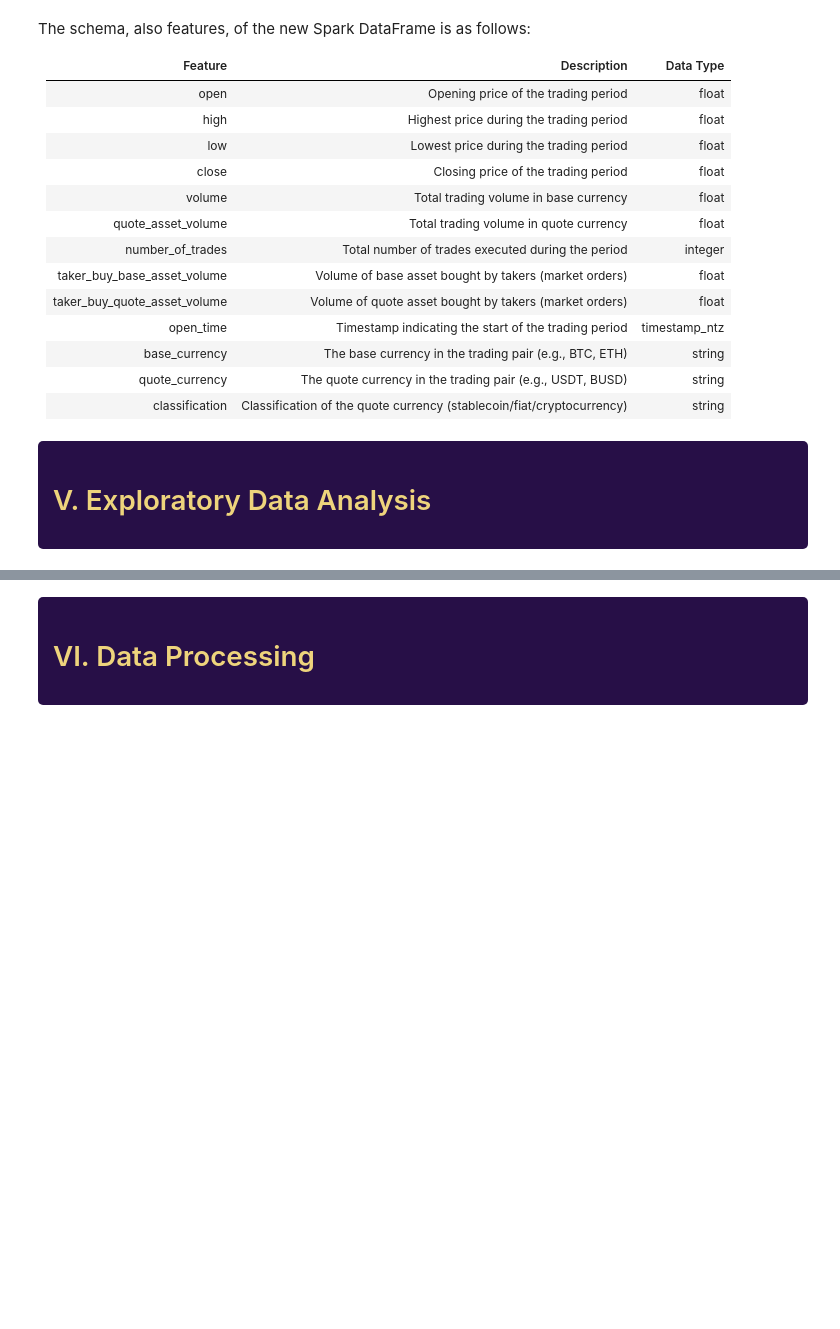
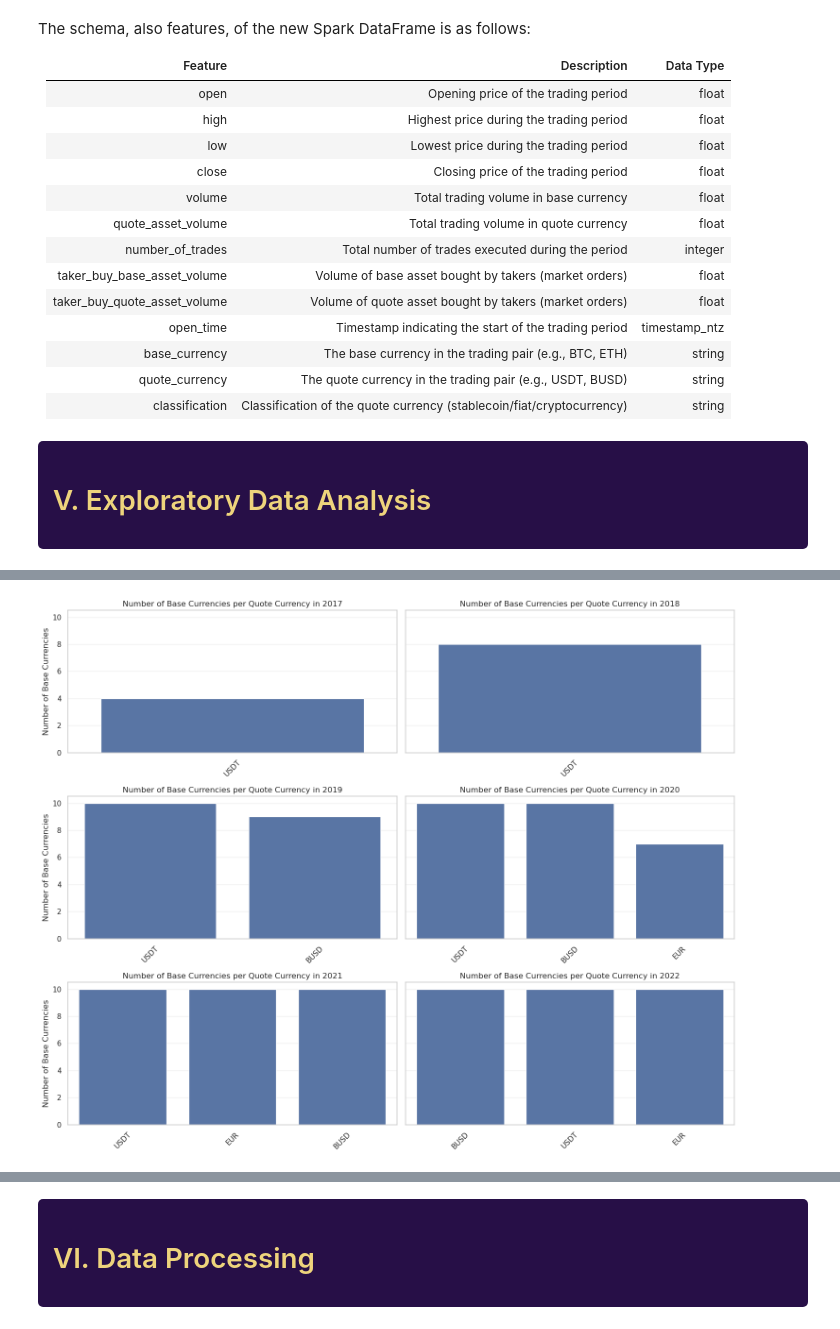
Before and after one commit to donnafaithhh/BDCC-Lab-2, a Jupyter notebook: final report.ipynb, the cells around one changed output, grey strips where cells are left out. Cells and saved outputs as stored; diff of their text form; code cells hidden in the pictures; blank space fills up the shorter version.

```diff
--- a/final report.ipynb
+++ b/final report.ipynb
@@ -293,0 +298,97 @@ The schema, also features, of the new Spark DataFrame is as follows:
+# %%
+df = spark_df
+df_with_year = df.withColumn("year", F.year("open_time"))
+
+# counts distinct base currencies under each quote currency per year
+quote_base_counts = (
+    df_with_year
+    .groupBy("year", "quote_currency")
+    .agg(F.countDistinct("base_currency").alias("n_base_currencies"))
+)
+
+# get top 9 quote currencies by total bases across all years
+top9_quotes_df = (
+    quote_base_counts
+    .groupBy("quote_currency")
+    .agg(F.sum("n_base_currencies").alias("total_bases"))
+    .orderBy(F.desc("total_bases"))
+    .limit(9)
+    .select("quote_currency")
+)
+
+# SAFE collect (no .rdd.flatMap)
+top9_quotes = [row["quote_currency"] for row in top9_quotes_df.collect()]
+
+# Group top 9 individually, rest = "Others"
+quote_grouped = (
+    quote_base_counts
+    .withColumn(
+        "quote_group",
+        F.when(
+            F.col("quote_currency").isin(top9_quotes),
+            F.col("quote_currency")
+        ).otherwise(F.lit("Others"))
+    )
+    .groupBy("year", "quote_group")
+    .agg(F.sum("n_base_currencies").alias("n_base_currencies"))
+)
+
+# convert to pandas for plotting
+plot_df = quote_grouped.toPandas()
+
+# build subplots: one column-chart per year
+sns.set(style="whitegrid")
+
+years = sorted(plot_df["year"].unique())
+n_years = len(years)
+
+# arrange subplots in a grid (2 columns by default)
+n_cols = 2
+n_rows = math.ceil(n_years / n_cols)
+
+fig, axes = plt.subplots(n_rows, n_cols, figsize=(15, 4 * n_rows), sharey=True)
+
+# if there's only one row, axes may not be a 2D array
+if n_rows == 1:
+    axes = [axes] if n_cols > 1 else [[axes]]
+
+axes = [ax for row in axes for ax in (row if isinstance(row, (list, tuple, np.ndarray)) else [row])]
+
+for i, year in enumerate(years):
+    ax = axes[i]
+    df_year = plot_df[plot_df["year"] == year].copy()
+
+    # Put "Others" last
+    if "Others" in df_year["quote_group"].values:
+        df_main = df_year[df_year["quote_group"] != "Others"].sort_values(
+            "n_base_currencies", ascending=False
+        )
+        df_others = df_year[df_year["quote_group"] == "Others"]
+        df_year = pd.concat([df_main, df_others])
+    else:
+        df_year = df_year.sort_values("n_base_currencies", ascending=False)
+
+    sns.barplot(
+        data=df_year,
+        x="quote_group",
+        y="n_base_currencies",
+        ax=ax,
+    )
+
+    ax.grid(axis='y', alpha=0.3)
+    ax.set_title(f"Number of Base Currencies per Quote Currency in {year}")
+    ax.set_xlabel("")
+    ax.set_ylabel("Number of Base Currencies")
+    ax.tick_params(axis='x', rotation=45)
+
+# turn off any unused axes (if n_years is odd)
+for j in range(i + 1, len(axes)):
+    fig.delaxes(axes[j])
+
+
+plt.tight_layout()
+save_path = "/home/bsdsba2027/rcastro/BDCC-Lab-2/Figures/Base Currencies per Quote Currency.png"
+plt.savefig(save_path, dpi=300, bbox_inches="tight")
+plt.show()
+# %% [output]
+[figure, added]
```
Also changed, not shown: parts of 7 cells of this notebook.
